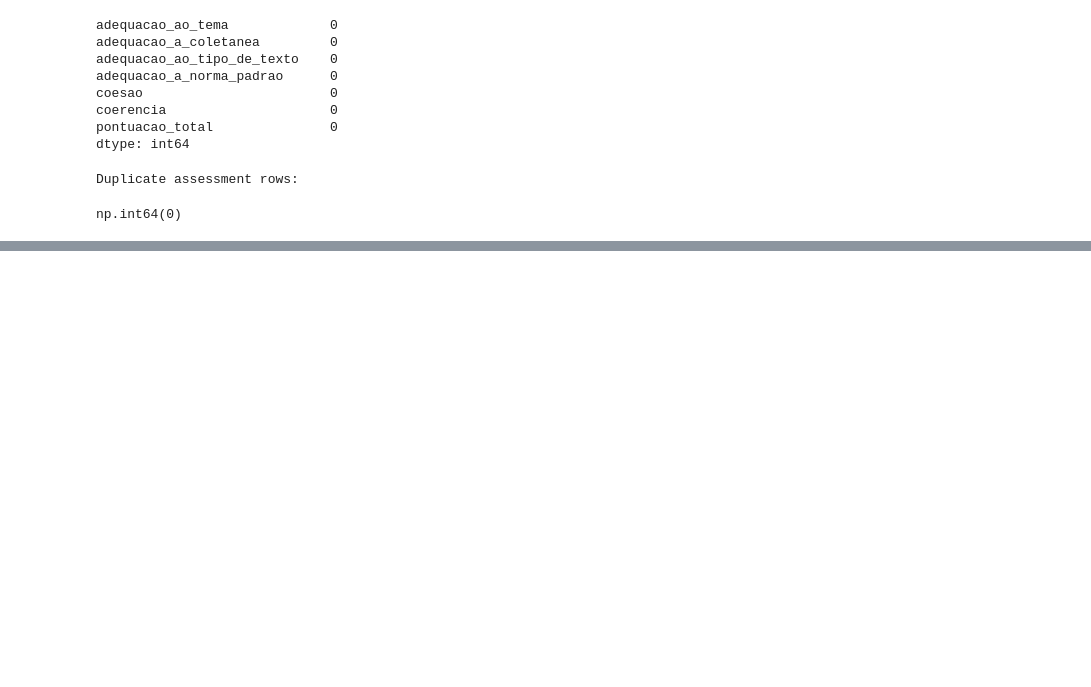
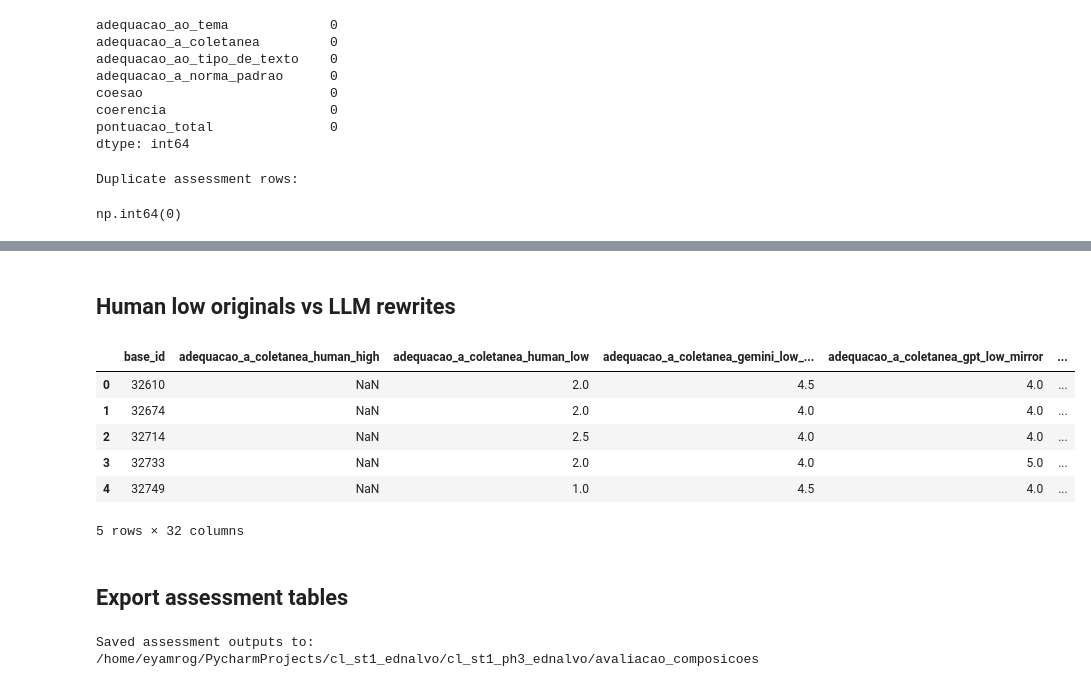
Before and after one commit to laelgelc/cl_st1_ednalvo, a Jupyter notebook: cl_st1_ph3_ednalvo/cl_st1_ph3_ednalvo_avaliacao_composicoes.ipynb, the cells around one changed output, grey strips where cells are left out. Drawn from its saved outputs; the diff is of its cells as text; code cells hidden in the pictures; blank space fills up the shorter version.

```diff
--- a/cl_st1_ph3_ednalvo/cl_st1_ph3_ednalvo_avaliacao_composicoes.ipynb
+++ b/cl_st1_ph3_ednalvo/cl_st1_ph3_ednalvo_avaliacao_composicoes.ipynb
@@ -368,0 +522,77 @@ np.int64(0)
+# %% [markdown]
+## Human low originals vs LLM rewrites
+# %%
+df_candidate_compare = (
+    df_scores_long
+    .query("assessor_source == 'gpt_ai'")
+    .pivot_table(
+        index="base_id",
+        columns="candidate_group",
+        values=[*SCORE_COLS, TOTAL_COL],
+        aggfunc="first",
+    )
+)
+
+df_candidate_compare.columns = [
+    f"{score}_{group}"
+    for score, group in df_candidate_compare.columns
+]
+
+df_candidate_compare = df_candidate_compare.reset_index()
+
+df_candidate_compare["gain_gemini_vs_human_low"] = (
+        df_candidate_compare["pontuacao_total_gemini_low_mirror"]
+        - df_candidate_compare["pontuacao_total_human_low"]
+)
+
+df_candidate_compare["gain_gpt_vs_human_low"] = (
+        df_candidate_compare["pontuacao_total_gpt_low_mirror"]
+        - df_candidate_compare["pontuacao_total_human_low"]
+)
+
+df_candidate_compare["diff_gpt_minus_gemini"] = (
+        df_candidate_compare["pontuacao_total_gpt_low_mirror"]
+        - df_candidate_compare["pontuacao_total_gemini_low_mirror"]
+)
+
+df_candidate_compare.head()
+# %% [output]
+|  | base_id | adequacao_a_coletanea_human_high | adequacao_a_coletanea_human_low | adequacao_a_coletanea_gemini_low_... | adequacao_a_coletanea_gpt_low_mirror | ... |
+| 0 | 32610 | NaN | 2.0 | 4.5 | 4.0 | ... |
+| 1 | 32674 | NaN | 2.0 | 4.0 | 4.0 | ... |
+| 2 | 32714 | NaN | 2.5 | 4.0 | 4.0 | ... |
+| 3 | 32733 | NaN | 2.0 | 4.0 | 5.0 | ... |
+| 4 | 32749 | NaN | 1.0 | 4.5 | 4.0 | ... |
+5 rows × 32 columns
+# %% [markdown]
+## Export assessment tables
+# %%
+OUTPUT_DIR = PROJECT_DIR / "avaliacao_composicoes"
+OUTPUT_DIR.mkdir(exist_ok=True)
+
+outputs = {
+    "scores_long_dataset": df_scores_long,
+    "comparacao_de_avaliadores": df_assessor_compare,
+    "comparacao_de_candidatos": df_candidate_compare,
+}
+
+for name, df in outputs.items():
+    df.to_json(
+        OUTPUT_DIR / f"{name}.ndjson",
+        orient="records",
+        lines=True,
+        force_ascii=False,
+    )
+    df.to_csv(
+        OUTPUT_DIR / f"{name}.tsv",
+        sep="\t",
+        index=False,
+    )
+    df.to_excel(
+        OUTPUT_DIR / f"{name}.xlsx",
+        index=False,
+    )
+
+print(f"Saved assessment outputs to: {OUTPUT_DIR}")
+# %% [output]
+Saved assessment outputs to: /home/eyamrog/PycharmProjects/cl_st1_ednalvo/cl_st1_ph3_ednalvo/avaliacao_composicoes
```
Also changed, not shown: parts of 11 cells of this notebook, 10 other files.
